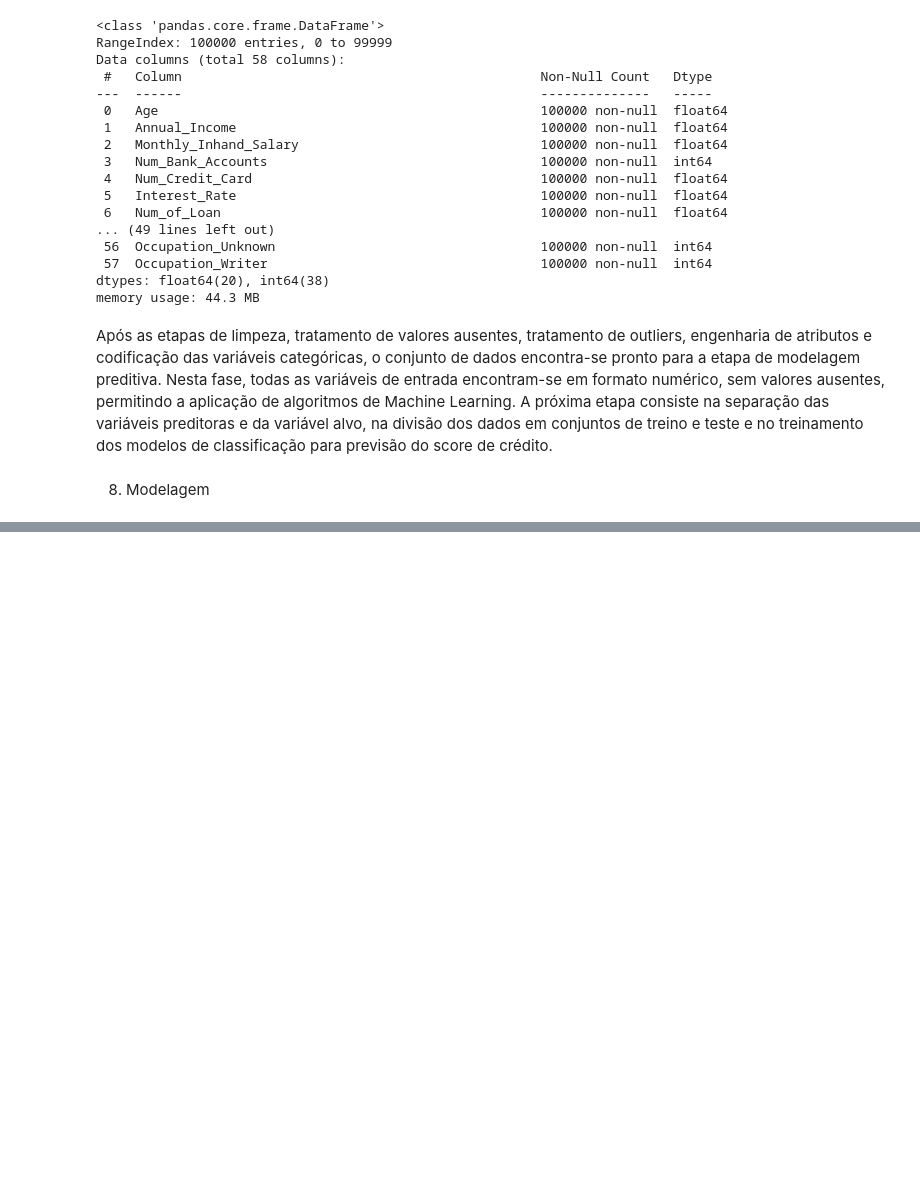
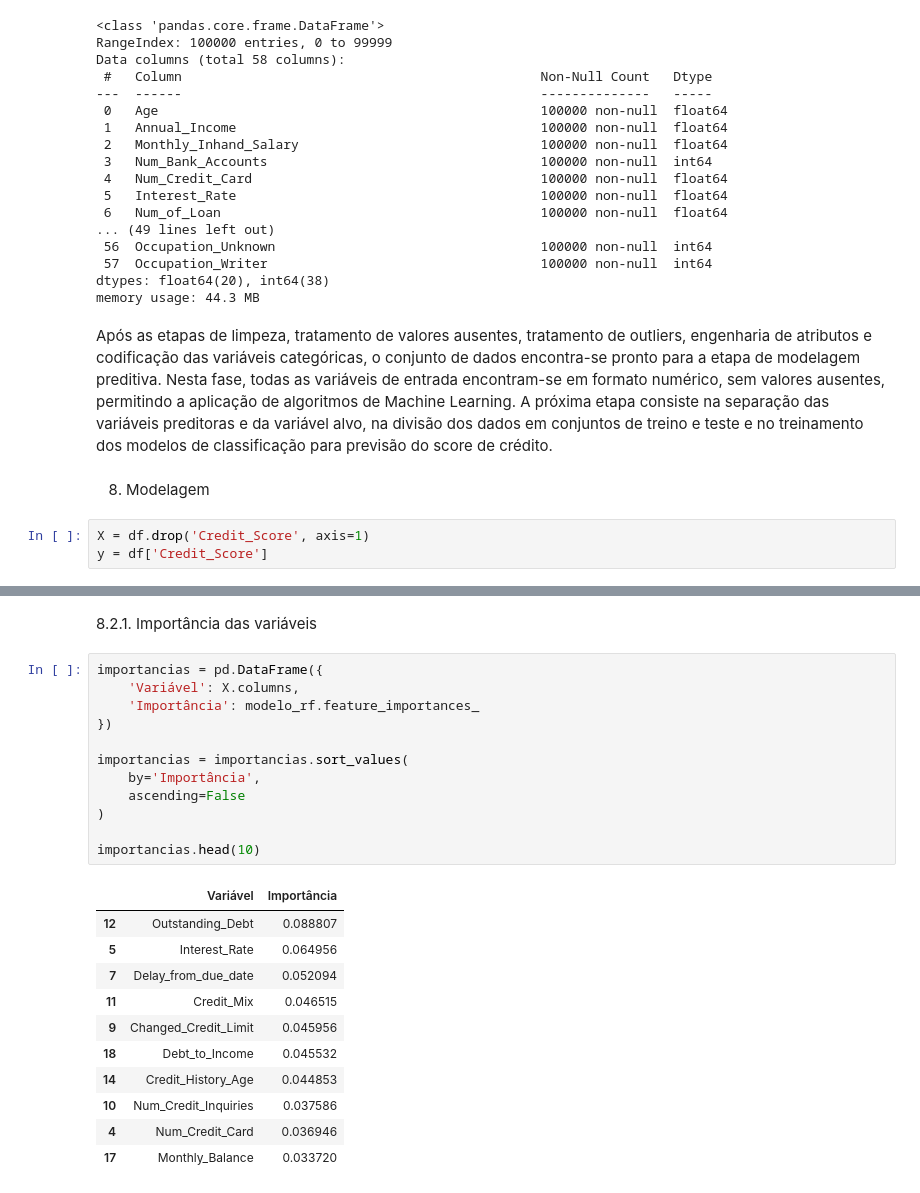
Before and after one commit to brunahirschle/Projeto-Final-DG, a Jupyter notebook: notebook/projeto_final.ipynb, the cells around one changed output, grey strips where cells are left out. Drawn from its saved outputs; the diff is of its cells as text; blank space fills up the shorter version.

```diff
--- a/notebook/projeto_final.ipynb
+++ b/notebook/projeto_final.ipynb
@@ -2562,3 +2562,6 @@ Após as etapas de limpeza, tratamento de valores ausentes, tratamento de outlie
 Nesta fase, todas as variáveis de entrada encontram-se em formato numérico, sem valores ausentes, permitindo a aplicação de algoritmos de Machine Learning. A próxima etapa consiste na separação das variáveis preditoras e da variável alvo, na divisão dos dados em conjuntos de treino e teste e no treinamento dos modelos de classificação para previsão do score de crédito.
 # %% [markdown]
 8. Modelagem
+# %%
+X = df.drop('Credit_Score', axis=1)
+y = df['Credit_Score']
@@ -2564,0 +2680,26 @@ Nesta fase, todas as variáveis de entrada encontram-se em formato numérico, se
+# %% [markdown]
+8.2.1. Importância das variáveis
+# %%
+importancias = pd.DataFrame({
+    'Variável': X.columns,
+    'Importância': modelo_rf.feature_importances_
+})
+
+importancias = importancias.sort_values(
+    by='Importância',
+    ascending=False
+)
+
+importancias.head(10)
+# %% [output]
+|  | Variável | Importância |
+| 12 | Outstanding_Debt | 0.088807 |
+| 5 | Interest_Rate | 0.064956 |
+| 7 | Delay_from_due_date | 0.052094 |
+| 11 | Credit_Mix | 0.046515 |
+| 9 | Changed_Credit_Limit | 0.045956 |
+| 18 | Debt_to_Income | 0.045532 |
+| 14 | Credit_History_Age | 0.044853 |
+| 10 | Num_Credit_Inquiries | 0.037586 |
+| 4 | Num_Credit_Card | 0.036946 |
+| 17 | Monthly_Balance | 0.033720 |
```
Also changed, not shown: parts of 21 cells of this notebook.
